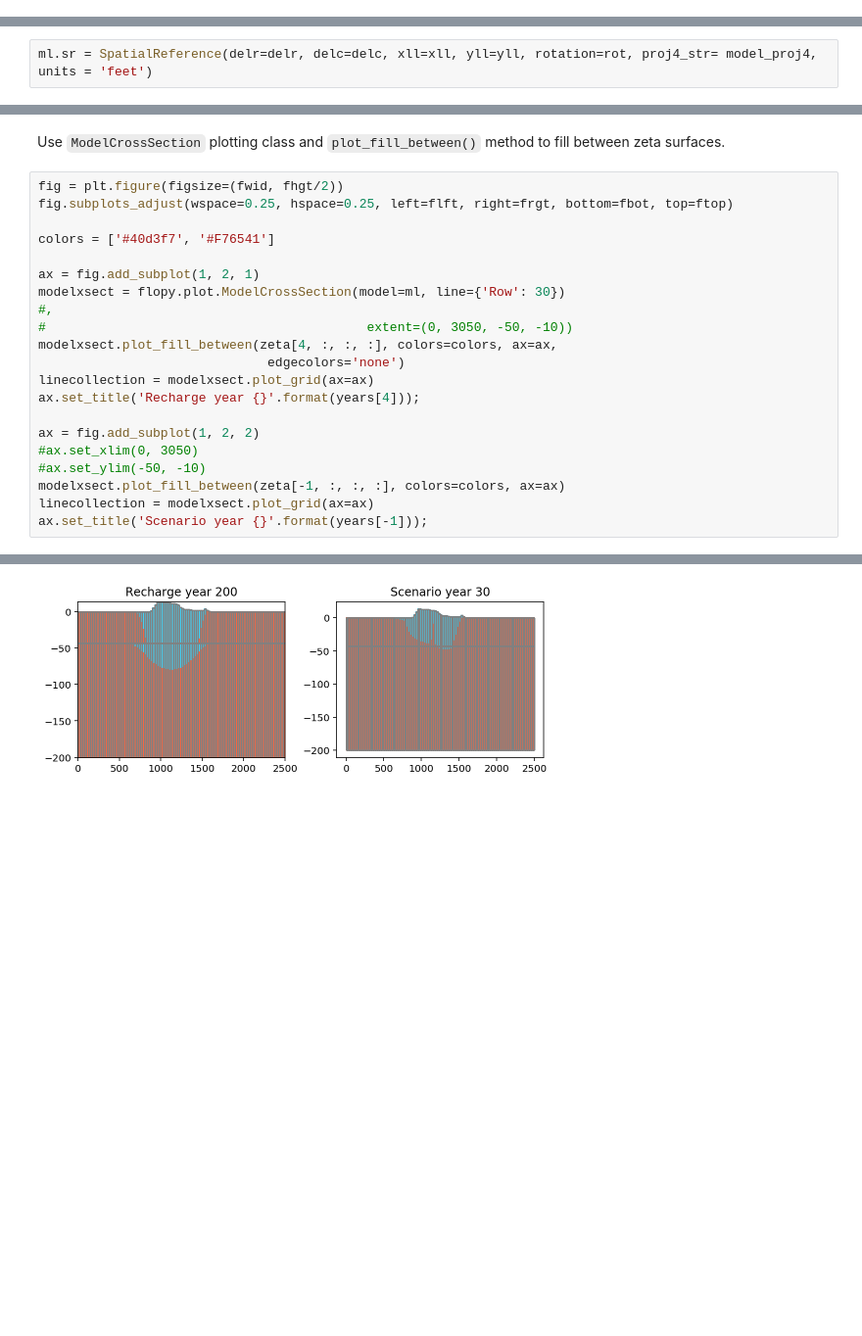
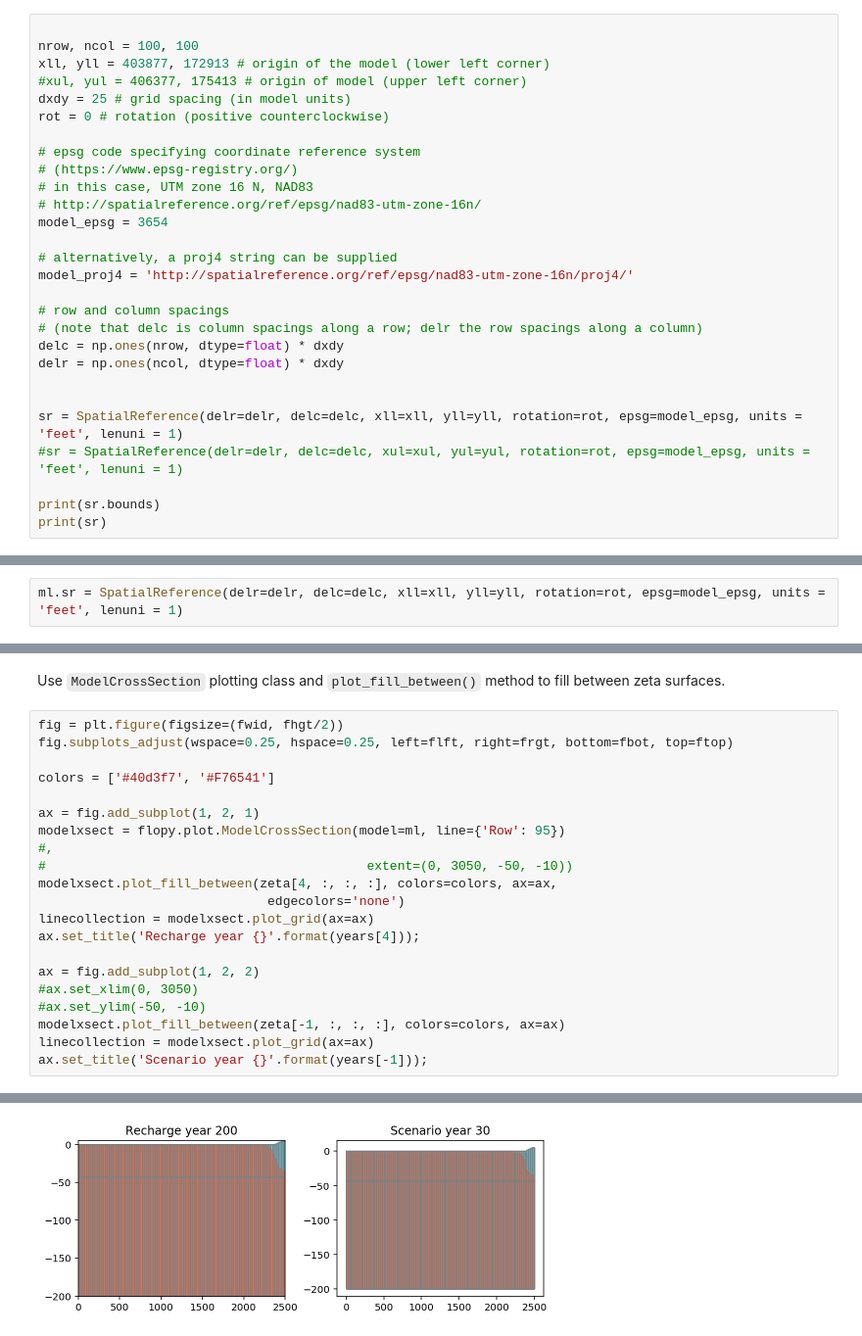
Before and after one commit to spencerbh/Fogland, a Jupyter notebook: flopy3_SWI2_Fogland_UNIX_pixel.ipynb, the cells around one changed output, grey strips where cells are left out. Shown at 98% size. Cells and saved outputs as stored; diff of their text form; blank space fills up the shorter version.

Commit message:
adding new versions of model, mint clean is SS after 100 years, mint_working is SS after 3 seasons

```diff
--- a/flopy3_SWI2_Fogland_UNIX_pixel.ipynb
+++ b/flopy3_SWI2_Fogland_UNIX_pixel.ipynb
@@ -99,3 +101,31 @@ if os.path.isdir(outpath):
 os.mkdir(outpath)
 # %% [markdown]
 Define the number of layers, rows and columns. The heads are computed quasi-steady state (hence a steady MODFLOW run) while the interface will move. There are three stress periods with a length of 200, 12, and 18 years and 1,000, 120, and 180 steps.
+# %%
+
+nrow, ncol = 100, 100
+xll, yll = 403877, 172913 # origin of the model (lower left corner)
+#xul, yul = 406377, 175413 # origin of model (upper left corner)
+dxdy = 25 # grid spacing (in model units)
+rot = 0 # rotation (positive counterclockwise)
+
+# epsg code specifying coordinate reference system
+# (https://www.epsg-registry.org/)
+# in this case, UTM zone 16 N, NAD83
+# http://spatialreference.org/ref/epsg/nad83-utm-zone-16n/
+model_epsg = 3654
+
+# alternatively, a proj4 string can be supplied
+model_proj4 = 'http://spatialreference.org/ref/epsg/nad83-utm-zone-16n/proj4/'
+
+# row and column spacings
+# (note that delc is column spacings along a row; delr the row spacings along a column)
+delc = np.ones(nrow, dtype=float) * dxdy
+delr = np.ones(ncol, dtype=float) * dxdy
+
+
+sr = SpatialReference(delr=delr, delc=delc, xll=xll, yll=yll, rotation=rot, epsg=model_epsg, units = 'feet', lenuni = 1)
+#sr = SpatialReference(delr=delr, delc=delc, xul=xul, yul=yul, rotation=rot, epsg=model_epsg, units = 'feet', lenuni = 1)
+
+print(sr.bounds)
+print(sr)
@@ -355,7 +444,5 @@ oc = flopy.modflow.ModflowOc(ml, stress_period_data=spd)
 pcg = flopy.modflow.ModflowPcg(ml, hclose=1.0e-6, rclose=3.0e-3, mxiter=100, iter1=50)
 # %% [output]
 ModflowSwi2: specification of nobs is deprecated.
-# %%
-ml.sr = SpatialReference(delr=delr, delc=delc, xll=xll, yll=yll, rotation=rot, proj4_str= model_proj4, units = 'feet')
 # %% [markdown]
 Look at the model
@@ -373,6 +476,8 @@ type(modelmap)
 flopy.plot.map.ModelMap
 # %% [markdown]
 Write the simulation 1 MODFLOW input files and run the model
+# %%
+ml.sr = SpatialReference(delr=delr, delc=delc, xll=xll, yll=yll, rotation=rot, epsg=model_epsg, units = 'feet', lenuni = 1)
 # %%
 ml.write_input()
 # %%
@@ -919,25 +1054,25 @@ Use `ModelCrossSection` plotting class and `plot_fill_between()` method to fill
 # %%
 fig = plt.figure(figsize=(fwid, fhgt/2))
 fig.subplots_adjust(wspace=0.25, hspace=0.25, left=flft, right=frgt, bottom=fbot, top=ftop)
 
 colors = ['#40d3f7', '#F76541']
 
 ax = fig.add_subplot(1, 2, 1)
-modelxsect = flopy.plot.ModelCrossSection(model=ml, line={'Row': 30})
+modelxsect = flopy.plot.ModelCrossSection(model=ml, line={'Row': 95})
 #,
 #                                          extent=(0, 3050, -50, -10))
 modelxsect.plot_fill_between(zeta[4, :, :, :], colors=colors, ax=ax,
                               edgecolors='none')
 linecollection = modelxsect.plot_grid(ax=ax)
 ax.set_title('Recharge year {}'.format(years[4]));
 
 ax = fig.add_subplot(1, 2, 2)
 #ax.set_xlim(0, 3050)
 #ax.set_ylim(-50, -10)
 modelxsect.plot_fill_between(zeta[-1, :, :, :], colors=colors, ax=ax)
 linecollection = modelxsect.plot_grid(ax=ax)
 ax.set_title('Scenario year {}'.format(years[-1]));
 # %% [output]
 Check the NumPy 1.11 release notes for more information.
   v[idx] = y2[idx]
-[figure, old version]
+[figure, new version]
```
Also changed, not shown: parts of 38 cells of this notebook, 18 other files.
